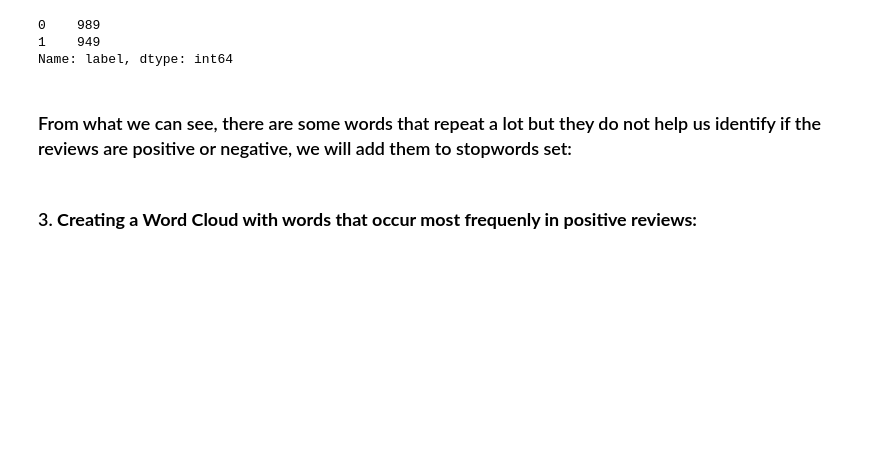
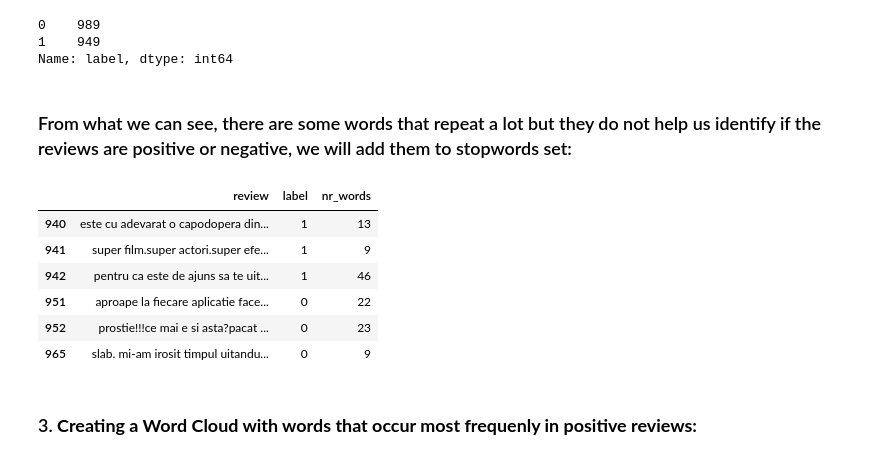
Before and after one commit to alexandragrecu/Bark-And-Purr, a Jupyter notebook: Sentiment_analysis_NLP_project.ipynb, the cells around one changed output. Cells and saved outputs as stored; diff of their text form; code cells hidden in the pictures; blank space fills up the shorter version.

```diff
--- a/Sentiment_analysis_NLP_project.ipynb
+++ b/Sentiment_analysis_NLP_project.ipynb
@@ -143,6 +143,16 @@ romanian_stop_words = romanian_stop_words['word']
 romanian_stop_words = romanian_stop_words.append(pd.Series(['film', 'filmul', 'filmu', 'filme', 'telefon', 'pt', 'cartea', 'produs', 'br', 't3']), ignore_index=True)
 # %%
 romanian_stop_words = frozenset(romanian_stop_words)
+# %%
+reviews.iloc[[940, 941, 942, 951, 952, 965], :]
+# %% [output]
+|  | review | label | nr_words |
+| 940 | este cu adevarat o capodopera din... | 1 | 13 |
+| 941 | super film.super actori.super efe... | 1 | 9 |
+| 942 | pentru ca este de ajuns sa te uit... | 1 | 46 |
+| 951 | aproape la fiecare aplicatie face... | 0 | 22 |
+| 952 | prostie!!!ce mai e si asta?pacat ... | 0 | 23 |
+| 965 | slab. mi-am irosit timpul uitandu... | 0 | 9 |
 # %% [markdown]
 ### 3. **Creating a Word Cloud with words that occur most frequenly in positive reviews:**
 # %%
```
Also changed, not shown: parts of 3 cells of this notebook.
